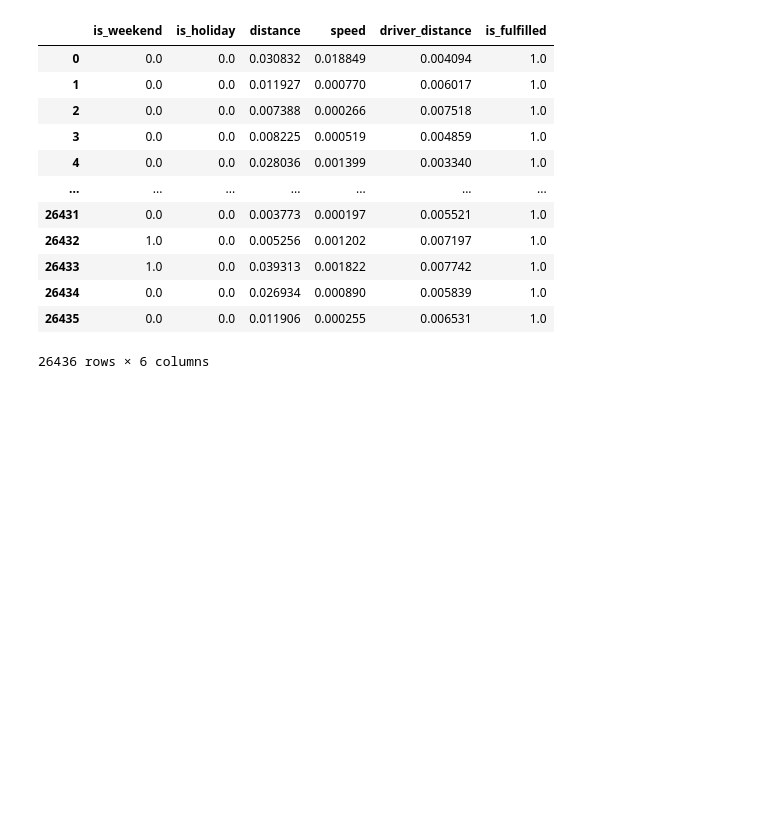
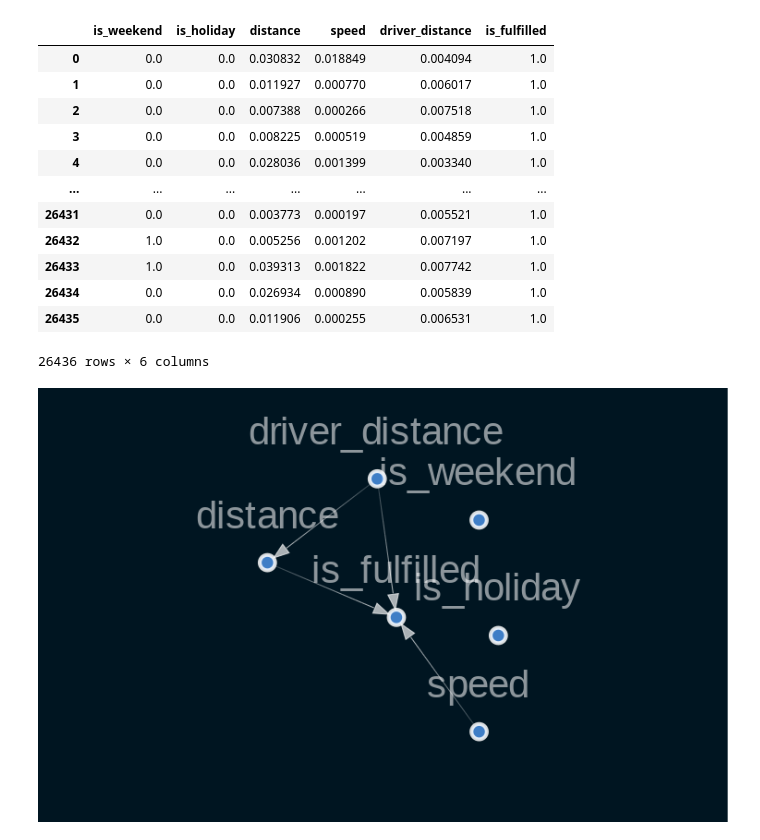
Before and after one commit to yonamg/Causal_Inference_Model, a Jupyter notebook: notebook/Causality.ipynb, the cells around one changed output. Cells and saved outputs as stored; diff of their text form; code cells hidden in the pictures; blank space fills up the shorter version.

Commit message:
vis with threshold =0.5

```diff
--- a/notebook/Causality.ipynb
+++ b/notebook/Causality.ipynb
@@ -317,3 +317,15 @@ df
 | 26434 | 0.0 | 0.0 | 0.026934 | 0.000890 | 0.005839 | 1.0 |
 | 26435 | 0.0 | 0.0 | 0.011906 | 0.000255 | 0.006531 | 1.0 |
 26436 rows × 6 columns
+# %%
+sm = from_pandas(df, tabu_edges=[("driver_distance", "is_weekend"),("distance", "is_weekend")], w_threshold=0.8)
+# %%
+viz = plot_structure(
+    sm,
+    graph_attributes={"scale": "0.5"},
+    all_node_attributes=NODE_STYLE.WEAK,
+    all_edge_attributes=EDGE_STYLE.WEAK,
+)
+Image(viz.draw(format='png'))
+# %% [output]
+[figure, added]
```
